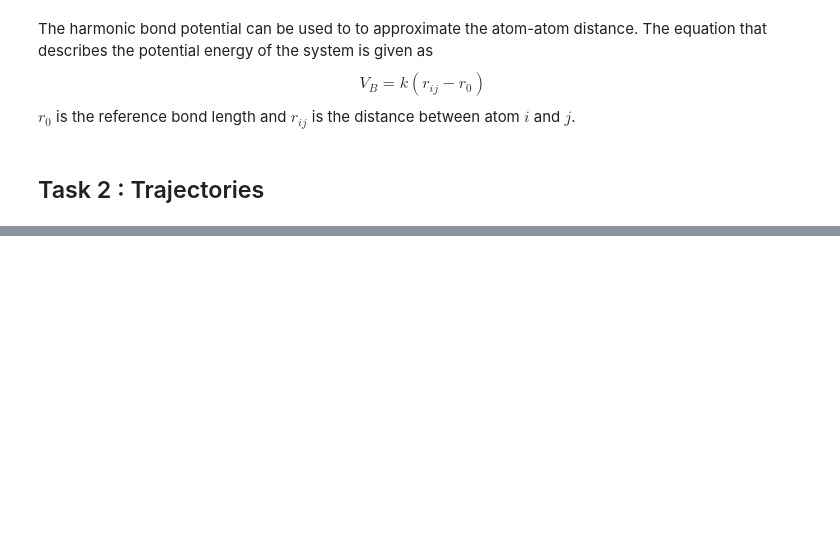
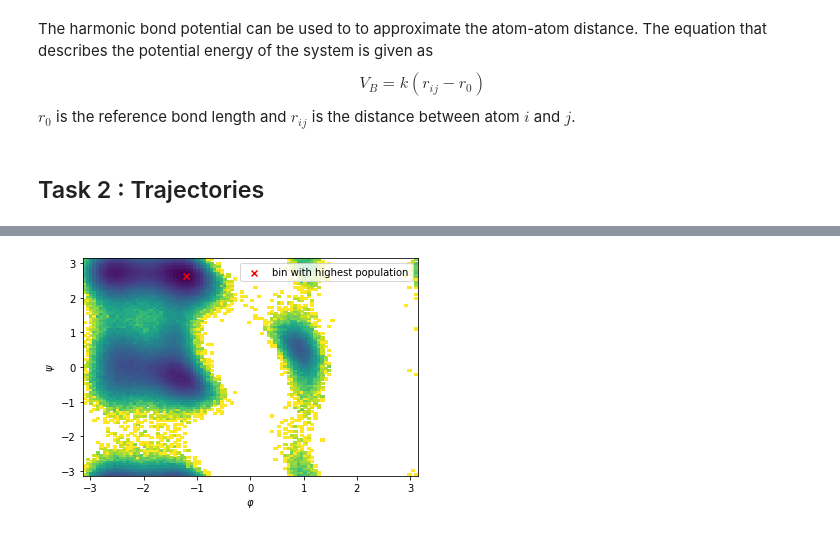
Before and after one commit to mahesh27dx/molecular_phys, a Jupyter notebook: HW3/HW_3.ipynb, the cells around one changed output, grey strips where cells are left out. Saved outputs shown, nothing was run; the diff lists cells and outputs as text; code cells hidden in the pictures; blank space fills up the shorter version.

```diff
--- a/HW3/HW_3.ipynb
+++ b/HW3/HW_3.ipynb
@@ -156,0 +197,5 @@ NameError: name 'md' is not defined
+# %%
+# compute the 2D histogram with numpy using 256 bins
+hist, x_edges, y_edges = np.histogram2d(np.concatenate(dihedrals)[:, 0],
+                                        np.concatenate(dihedrals)[:, 1],
+                                        256);
@@ -156,0 +225,12 @@ NameError: name 'md' is not defined
+# %%
+plt.hist2d(np.concatenate(dihedrals)[:, 0],
+           np.concatenate(dihedrals)[:, 1],
+           bins=100, cmap='viridis_r',
+           norm=plt.matplotlib.colors.LogNorm())
+plt.scatter(x_max, y_max, marker='x', color='r', label='bin with highest population')
+
+plt.xlabel(r'$\varphi$')
+plt.ylabel(r'$\psi$')
+plt.legend();
+# %% [output]
+[figure, added]
```
Also changed, not shown: parts of 15 cells of this notebook, 14 other files.
